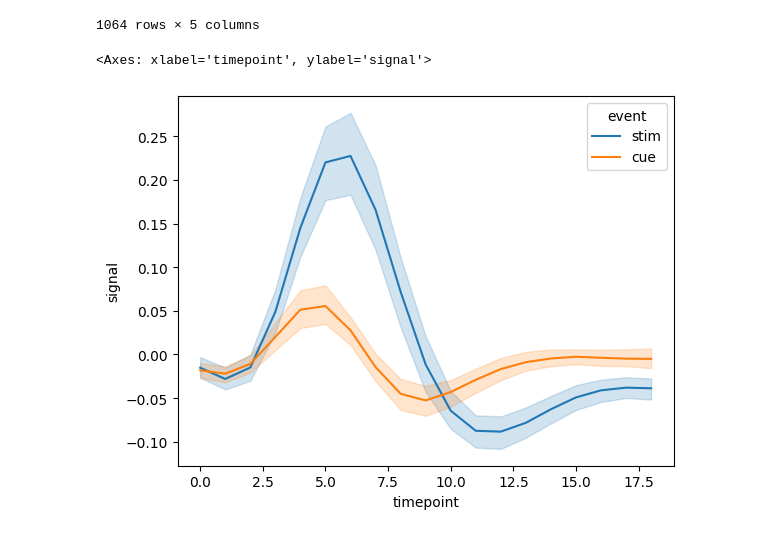
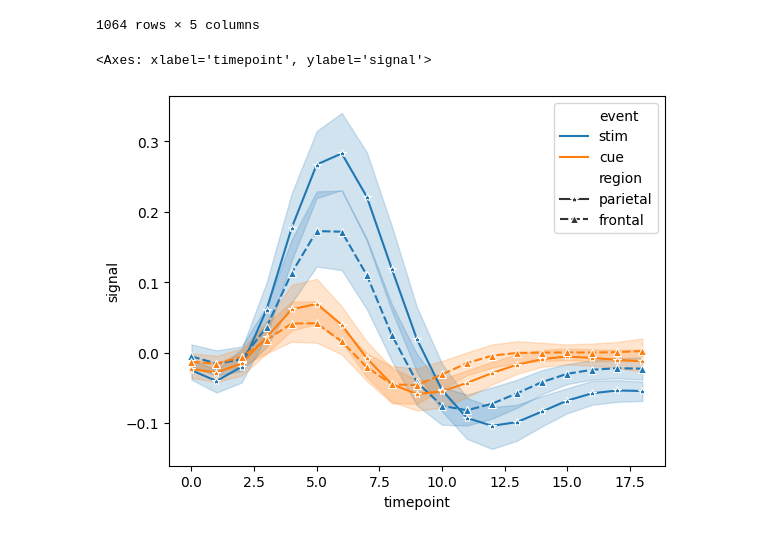
Before and after one commit to ShubhamSinghal12/ChitkaraAIML2024, a Jupyter notebook: G9/MatplotlibGraph/SeaBornDemo.ipynb, the cells around one changed output. Cells and saved outputs as stored; diff of their text form; code cells hidden in the pictures.

```diff
--- a/G9/MatplotlibGraph/SeaBornDemo.ipynb
+++ b/G9/MatplotlibGraph/SeaBornDemo.ipynb
@@ -86,7 +101,7 @@ fmri
 | 1063 | s0 | 0 | cue | parietal | -0.006899 |
 1064 rows × 5 columns
 # %%
-sns.lineplot(data=fmri,x='timepoint',y='signal',hue='event')
+sns.lineplot(data=fmri,x='timepoint',y='signal',hue='event',style='region',markers=['*','^'])
 # %% [output]
 <Axes: xlabel='timepoint', ylabel='signal'>
-[figure, old version]
+[figure, new version]
```
Also changed, not shown: parts of 12 cells of this notebook, 1 other file.
